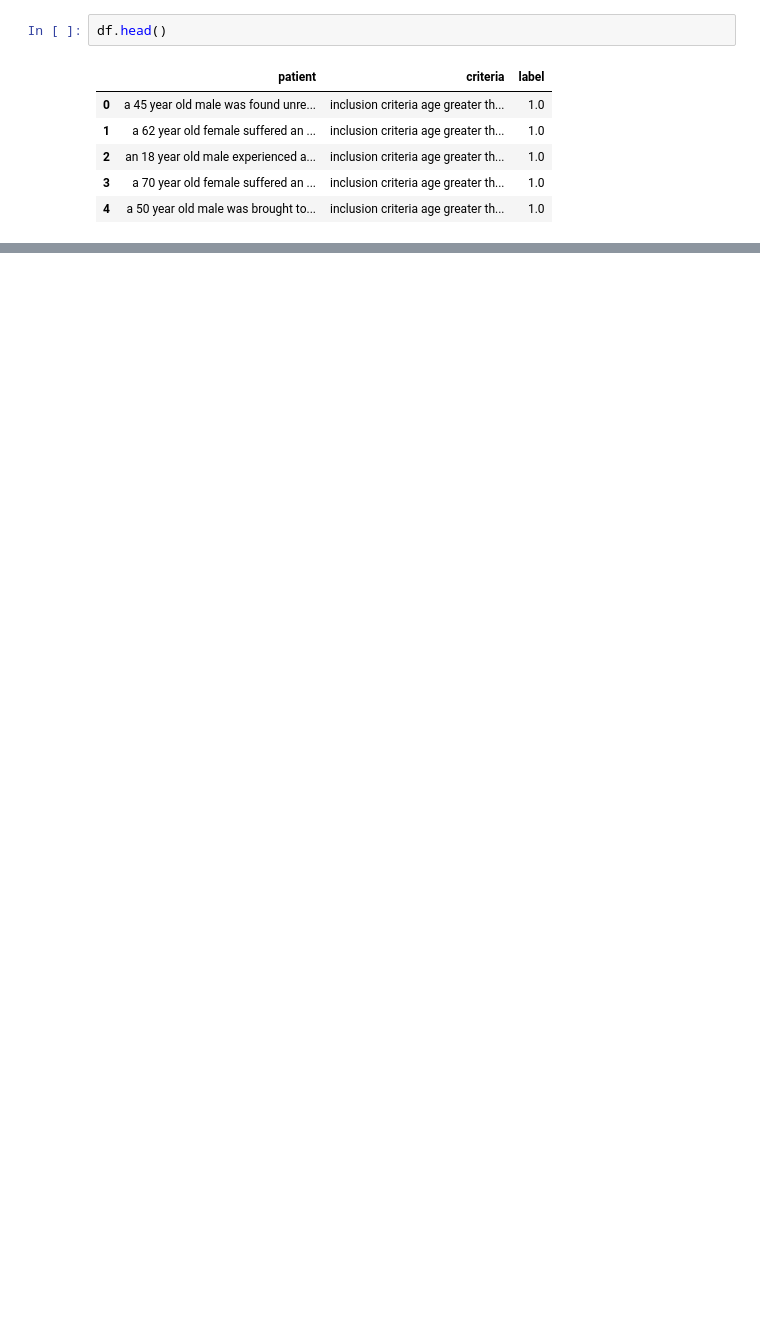
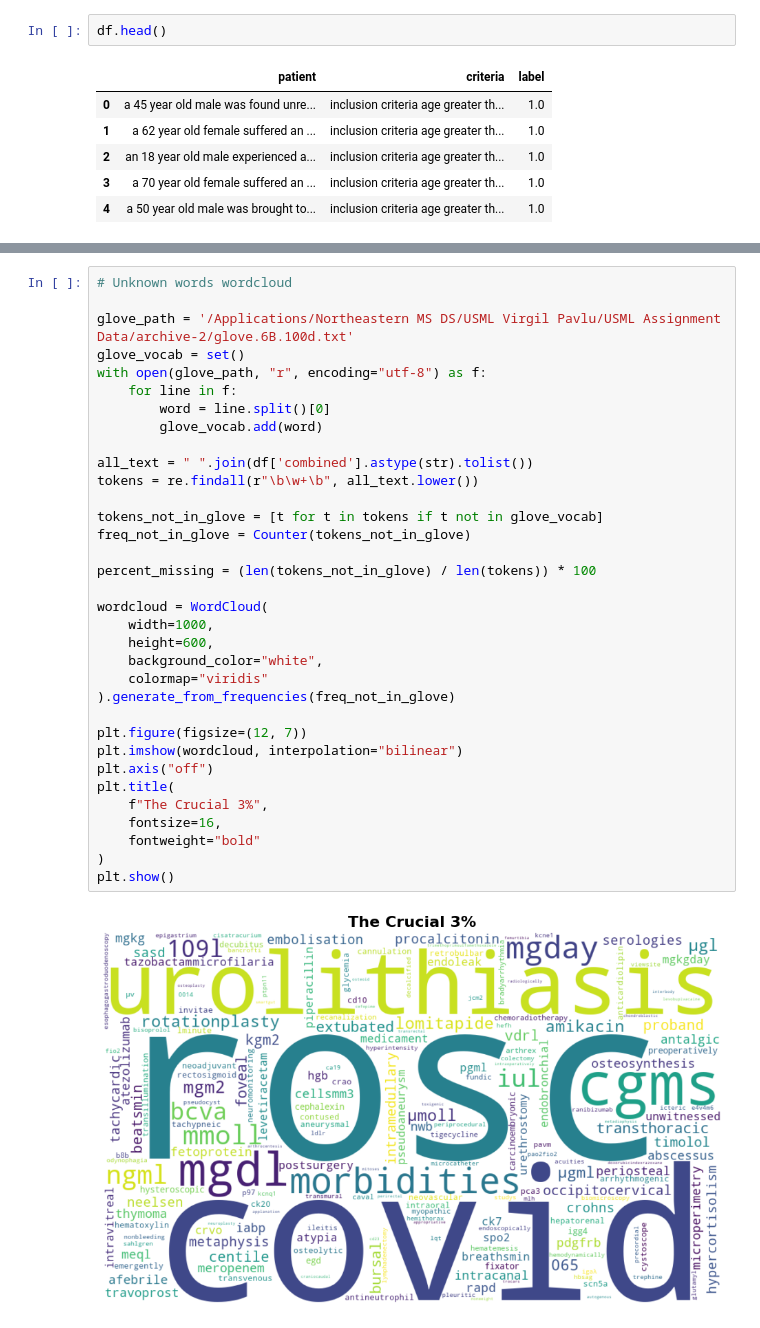
Before and after one commit to imnishitha/Clinical-Trials-Eligibility, a Jupyter notebook: Analysis Scripts/EDA_clean_data.ipynb, the cells around one changed output, grey strips where cells are left out. Drawn from its saved outputs; the diff is of its cells as text; blank space fills up the shorter version.

```diff
--- a/Analysis Scripts/EDA_clean_data.ipynb
+++ b/Analysis Scripts/EDA_clean_data.ipynb
@@ -35,0 +167,36 @@ Text(0, 0.5, 'Frequency')
+# %%
+# Unknown words wordcloud
+
+glove_path = '/Applications/Northeastern MS DS/USML Virgil Pavlu/USML Assignment Data/archive-2/glove.6B.100d.txt'
+glove_vocab = set()
+with open(glove_path, "r", encoding="utf-8") as f:
+    for line in f:
+        word = line.split()[0]
+        glove_vocab.add(word)
+
+all_text = " ".join(df['combined'].astype(str).tolist())
+tokens = re.findall(r"\b\w+\b", all_text.lower())
+
+tokens_not_in_glove = [t for t in tokens if t not in glove_vocab]
+freq_not_in_glove = Counter(tokens_not_in_glove)
+
+percent_missing = (len(tokens_not_in_glove) / len(tokens)) * 100
+
+wordcloud = WordCloud(
+    width=1000,
+    height=600,
+    background_color="white",
+    colormap="viridis"
+).generate_from_frequencies(freq_not_in_glove)
+
+plt.figure(figsize=(12, 7))
+plt.imshow(wordcloud, interpolation="bilinear")
+plt.axis("off")
+plt.title(
+    f"The Crucial 3%",
+    fontsize=16,
+    fontweight="bold"
+)
+plt.show()
+# %% [output]
+[figure, added]
```
Also changed, not shown: parts of 14 cells of this notebook, 10 other files.
